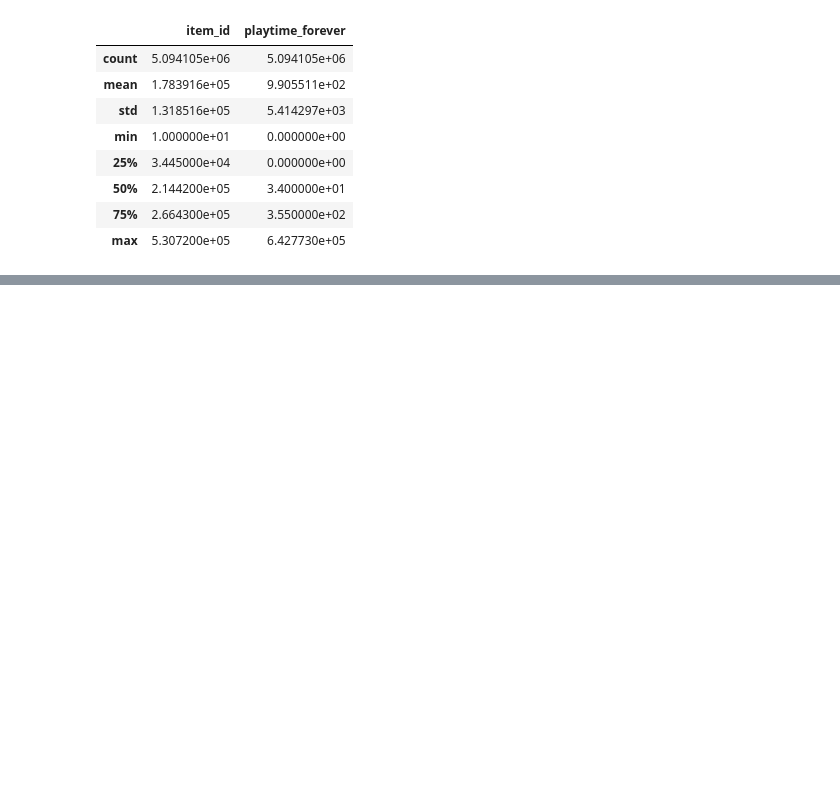
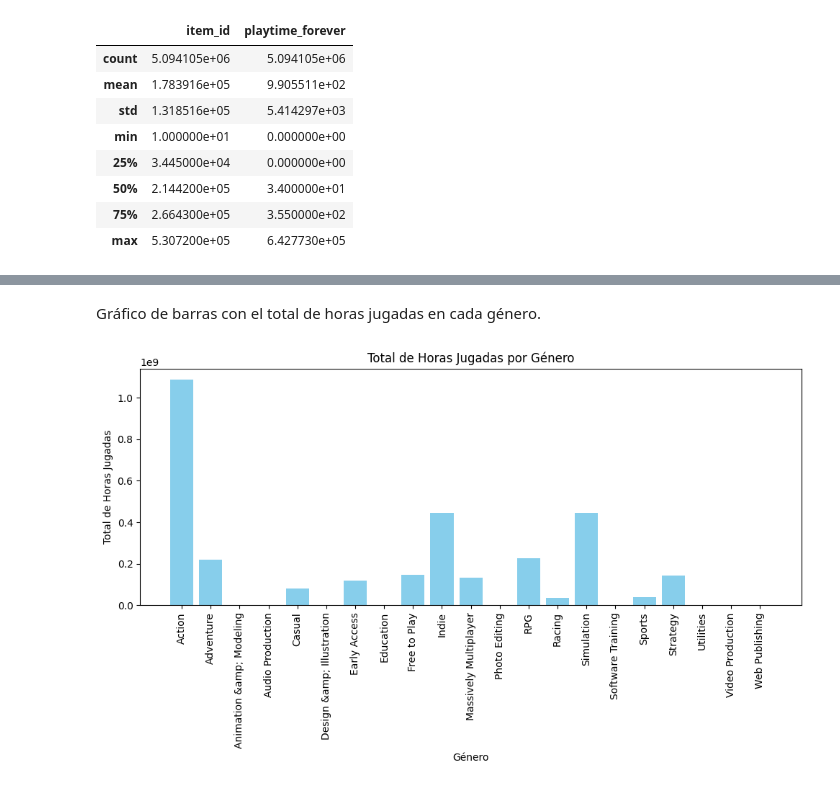
Before and after one commit to mpereyro/PI_1_MLOps, a Jupyter notebook: EDA/EDA.ipynb, the cells around one changed output, grey strips where cells are left out. Cells and saved outputs as stored; diff of their text form; code cells hidden in the pictures; blank space fills up the shorter version.

```diff
--- a/EDA/EDA.ipynb
+++ b/EDA/EDA.ipynb
@@ -150,0 +256,20 @@ Distribución de datos
+# %% [markdown]
+Gráfico de barras con el total de horas jugadas en cada género.
+# %%
+summary_df = pd.read_parquet('DATOS/summary_df.parquet')
+
+# Obtener los datos para el gráfico
+generos = summary_df['Género']
+horas_jugadas = summary_df['Total_Horas_Jugadas']
+
+# Crear el gráfico de barras
+plt.figure(figsize=(10, 6))
+plt.bar(generos, horas_jugadas, color='skyblue')
+plt.title('Total de Horas Jugadas por Género')
+plt.xlabel('Género')
+plt.ylabel('Total de Horas Jugadas')
+plt.xticks(rotation=90)
+plt.tight_layout()
+plt.show()
+# %% [output]
+[figure, added]
```
Also changed, not shown: parts of 18 cells of this notebook, 3 other files.
